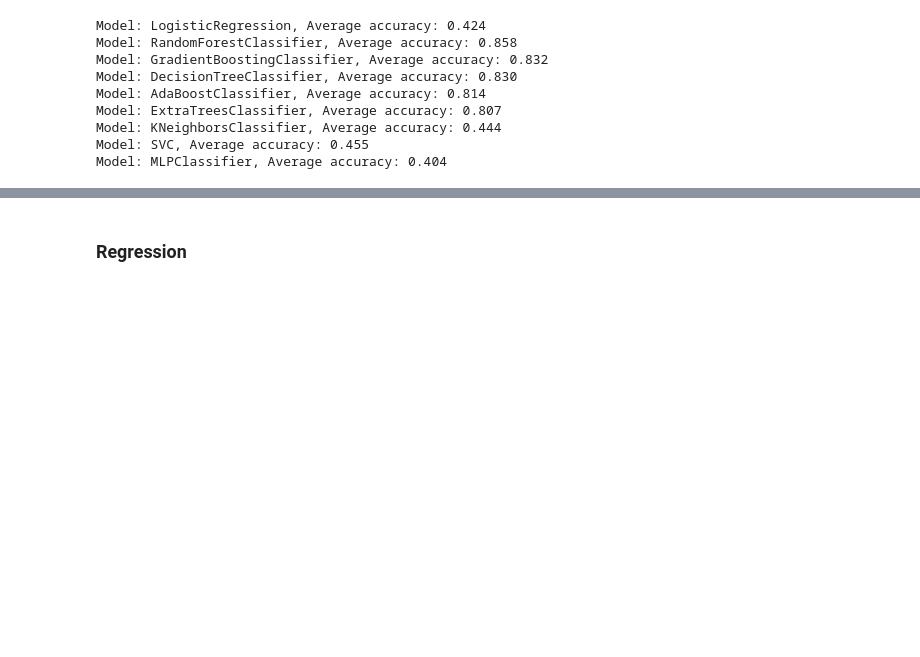
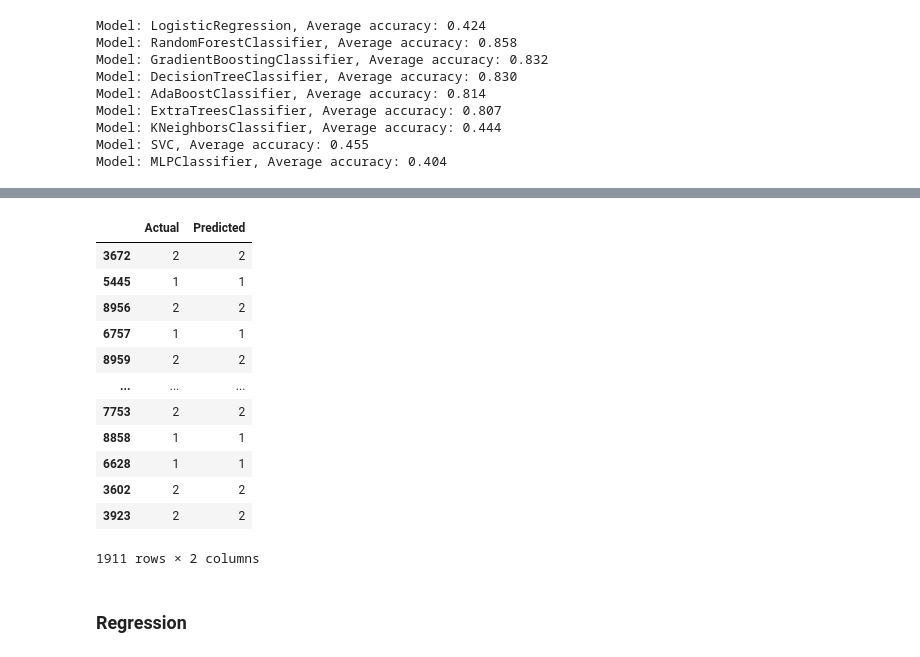
Before and after one commit to ZAAK1234/phase-3, a Jupyter notebook: Zomato Restaurant.ipynb, the cells around one changed output, grey strips where cells are left out. Saved outputs shown, nothing was run; the diff lists cells and outputs as text; code cells hidden in the pictures; blank space fills up the shorter version.

```diff
--- a/Zomato Restaurant.ipynb
+++ b/Zomato Restaurant.ipynb
@@ -569,10 +569,10 @@ Accuracy Score : 0.9686028257456829
 <function classification_report at 0x...>
 # %%
 param = {
-    'max_depth': [10],
-    'min_samples_split': [2,4],
-    'learning_rate': [0.1,0.3],
-    'n_estimators':[150,200],
+    'max_depth': range(4,8),
+    'min_samples_split': range(2,8,2),
+    'learning_rate': np.arange(0.1,0.3),
+    'n_estimators':[150,200,250],
     'min_samples_leaf':[2,3,4,5]
 }
 # %%
@@ -594,3 +612,19 @@ print(classification_report(y_test,predreg))
+# %%
+pd.DataFrame({'Actual':y_test,'Predicted':predreg})
+# %% [output]
+|  | Actual | Predicted |
+| 3672 | 2 | 2 |
+| 5445 | 1 | 1 |
+| 8956 | 2 | 2 |
+| 6757 | 1 | 1 |
+| 8959 | 2 | 2 |
+| ... | ... | ... |
+| 7753 | 2 | 2 |
+| 8858 | 1 | 1 |
+| 6628 | 1 | 1 |
+| 3602 | 2 | 2 |
+| 3923 | 2 | 2 |
+1911 rows × 2 columns
 # %% [markdown]
 ### Regression
 # %%
```
Also changed, not shown: parts of 8 cells of this notebook.
